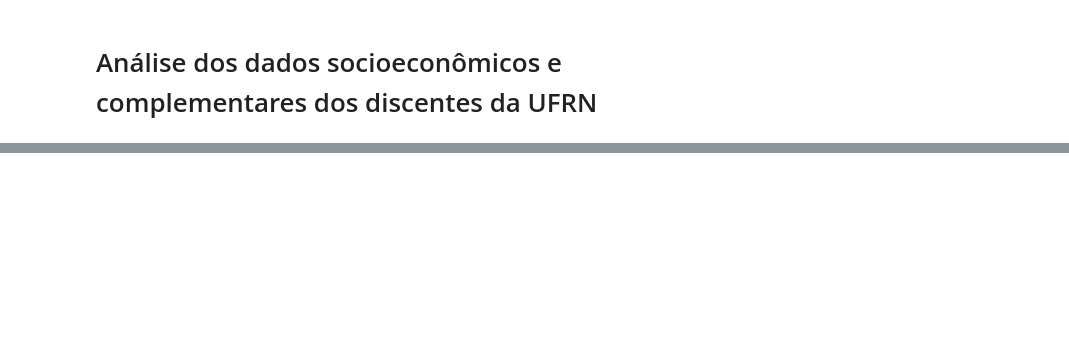
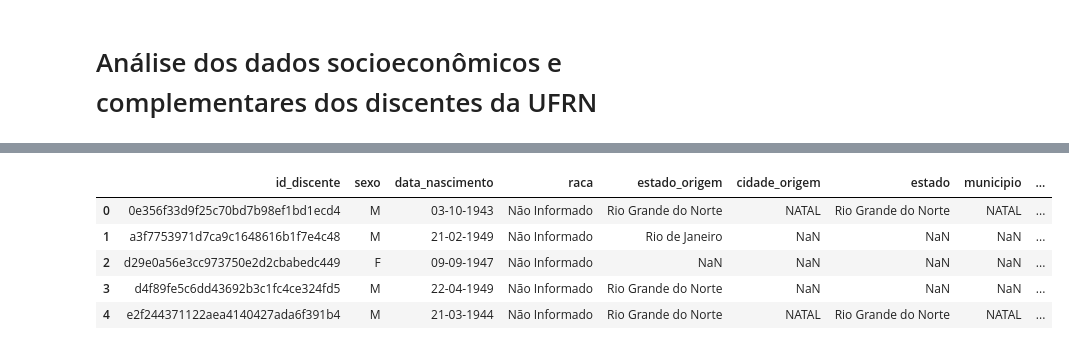
Before and after one commit to alvarofpp/imd0511-discentes, a Jupyter notebook: main.ipynb, the cells around one changed output, grey strips where cells are left out. Cells and saved outputs as stored; diff of their text form; code cells hidden in the pictures; blank space fills up the shorter version.

```diff
--- a/main.ipynb
+++ b/main.ipynb
@@ -27,0 +154,9 @@ FileNotFoundError: File b'data/cursos-ufrn.csv' does not exist
+# %%
+dfs['complementares'].head()
+# %% [output]
+|  | id_discente | sexo | data_nascimento | raca | estado_origem | cidade_origem | estado | municipio | ... |
+| 0 | 0e356f33d9f25c70bd7b98ef1bd1ecd4 | M | 03-10-1943 | Não Informado | Rio Grande do Norte | NATAL | Rio Grande do Norte | NATAL | ... |
+| 1 | a3f7753971d7ca9c1648616b1f7e4c48 | M | 21-02-1949 | Não Informado | Rio de Janeiro | NaN | NaN | NaN | ... |
+| 2 | d29e0a56e3cc973750e2d2cbabedc449 | F | 09-09-1947 | Não Informado | NaN | NaN | NaN | NaN | ... |
+| 3 | d4f89fe5c6dd43692b3c1fc4ce324fd5 | M | 22-04-1949 | Não Informado | Rio Grande do Norte | NaN | NaN | NaN | ... |
+| 4 | e2f244371122aea4140427ada6f391b4 | M | 21-03-1944 | Não Informado | Rio Grande do Norte | NATAL | Rio Grande do Norte | NATAL | ... |
```
Also changed, not shown: parts of 15 cells of this notebook.
